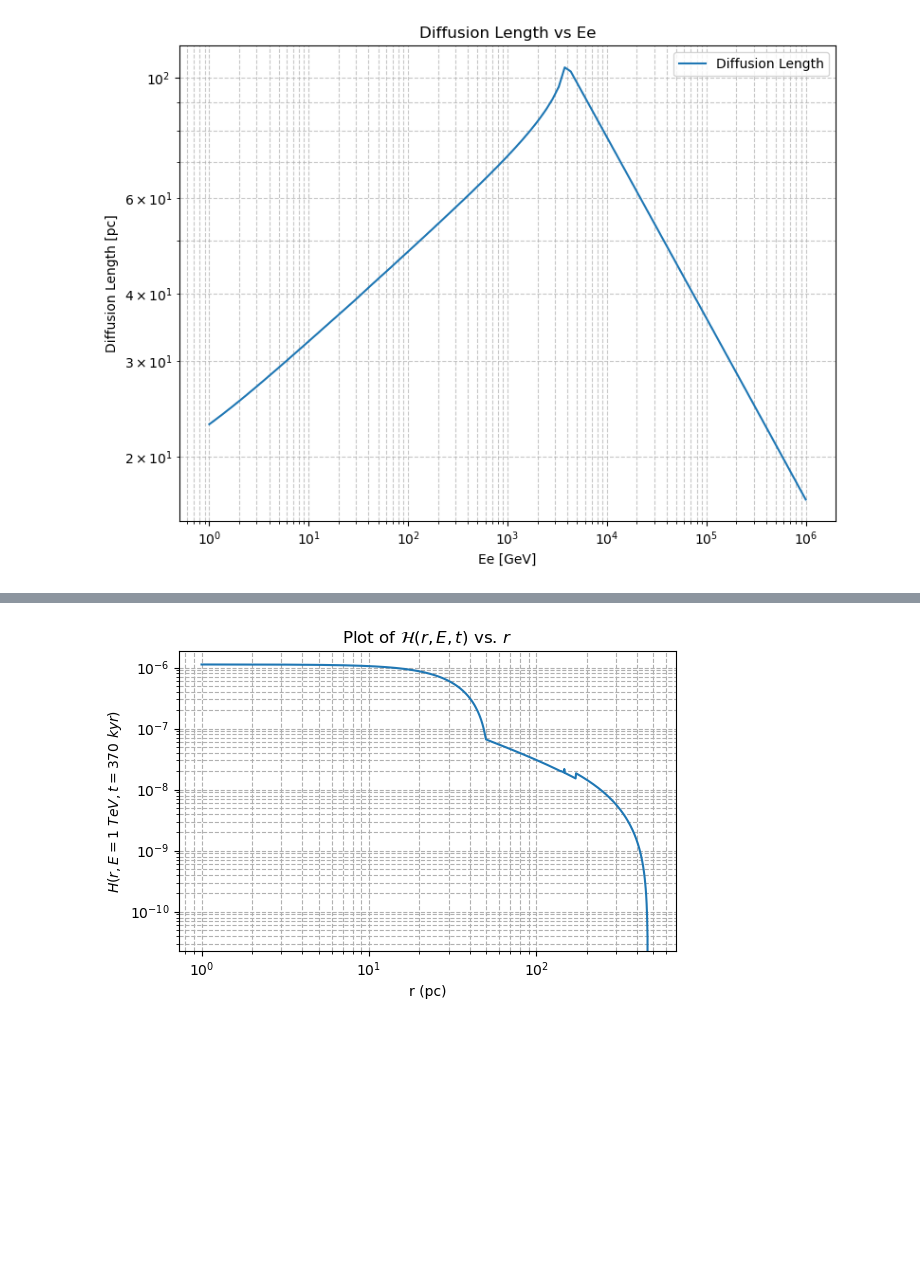
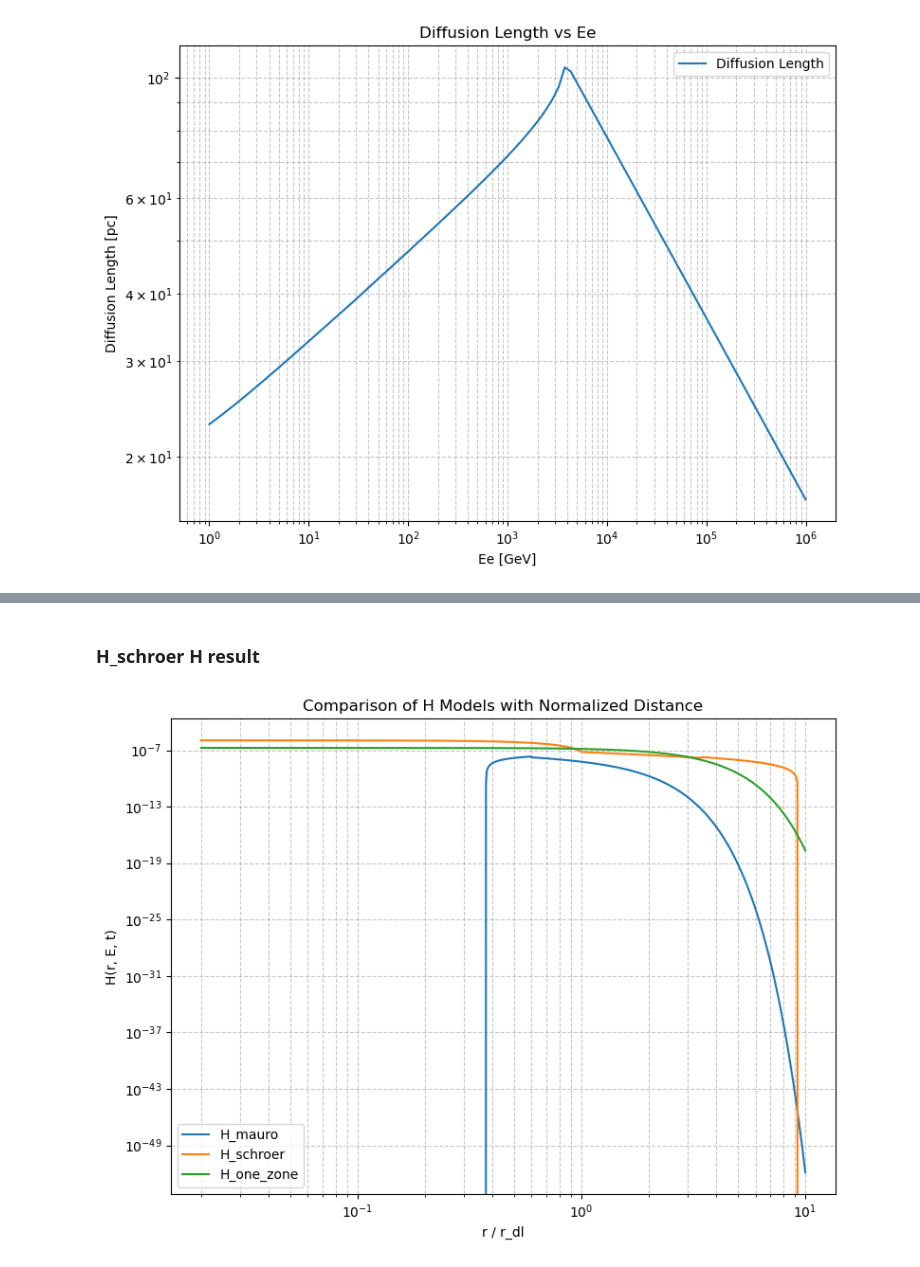
Before and after one commit to alexwuttig/halo_neutrinos, a Jupyter notebook: H_check.ipynb, the cells around one changed output, grey strips where cells are left out. Cells and saved outputs as stored; diff of their text form; code cells hidden in the pictures; blank space fills up the shorter version.

```diff
--- a/H_check.ipynb
+++ b/H_check.ipynb
@@ -275,6 +253,5 @@ plt.show()
 # %%
-
-def H(r, Ee, E0, rs = 1):
+def H_mauro(r, Ee, E0, rs = 0):
     '''
     Defined in Di Mauro et. al. paper
 
@@ -286,8 +263,10 @@ def H(r, Ee, E0, rs = 1):
     del_r = r - rs
 
     # diffusion lengths
-    l_0 = diffusion_len(Ee, E0, 0)*conv_cm_pc # setting r to 0 pc so it uses D0
-    l_ism = diffusion_len(Ee, E0, 100)*conv_cm_pc # setting r to 100 pc so it uses Dism
+    #l_0 = diffusion_len(Ee, E0, 0)*conv_cm_pc # setting r to 0 pc so it uses D0
+    #l_ism = diffusion_len(Ee, E0, 100)*conv_cm_pc # setting r to 100 pc so it uses Dism
+    l_0 = 50
+    l_ism = 50
 
     # Defining perameters in paper
     D0 = 1e26 # cm^2 / s
@@ -296,7 +275,8 @@ def H(r, Ee, E0, rs = 1):
     # rh: radius when the diffusion model 'switches zones, set as 30 pc in hooper
     rh = 30 # parsecs
 
-    xi = np.sqrt(D0/Dism)
+    # xi = np.sqrt(D0/Dism)
+    xi = np.sqrt(1/100)
 
     # epsilon definition
     ep = rh/l_0
@@ -329,22 +309,18 @@ def H(r, Ee, E0, rs = 1):
         result = term0*term01*term02*(term1 + term2)
 
     return result
+# %% [markdown]
+### H_schroer H result
 # %%
-params = Params()
-params.D0 = params.D0   # e.g., diffusion constant inside region (cm^2/s or chosen units)
-params.D1 = params.Dism # diffusion constant outside region
-
-r0 = 50.0         # parsecs
-
-
-
-def H(r, E, t):
+def H_schroer(r, E, t):
     """
     Compute H(r,E,t) by numerically integrating over psi from 0 to infinity.
     Uses piecewise form depending on r < r0 or r >= r0.
     """
+    r0 = 50 #pc
+
+    # lam = diffusion_len(E, t, 0)
     lam = 50 # pc
-    # lam = diffusion_len(E, t, 0)
 
     # xi = np.sqrt(params.D0 / params.D1)
     xi = np.sqrt(1/100)
@@ -372,23 +348,35 @@ def H(r, E, t):
     # Perform the integration from 0 to +inf (approximated by a finite upper limit or quad's inf handling)
     value, error = quad(integrand, 0, np.inf, limit = 100)
     return value
-
-# Parameters for evaluation
-E = 1e3     #
-t = 370e3    # in years (370 kyr)
-
-# Sample r from 1 to 1000 pc on a log scale
-r_values = np.logspace(0, 2.7, 1000)
-H_values = [H(r, E, t) for r in r_values]
-
-# Plot H(r) vs r
-plt.figure(figsize=(6,4))
-plt.loglog(r_values, H_values)
-plt.xlabel('r (pc)')
-plt.ylabel(r'$H(r, E=1\ TeV, t=370\ kyr)$')
-plt.title(r'Plot of $\mathcal{H}(r,E,t)$ vs. $r$')
-plt.grid(True, which="both", ls="--")
-plt.tight_layout()
-plt.show()
-# %% [output]
-[figure, removed]
+# %%
+# Define parameters for the plot
+E = 1e3  # Electron energy in GeV
+t = 370e3 * conv_yr_sec  # Time in seconds (370 kyr)
+r_values = np.logspace(0, 2.7, 1000)  # r values from 1 to ~500 pc
+
+# Compute diffusion length for normalization
+r_dl = 50  # Diffusion length in parsecs
+
+# Compute H values for each model
+H_mauro_values = [H_mauro(r, E, E, rs=1) for r in r_values]
+H_schroer_values = [H_schroer(r, E, t) for r in r_values]
+H_one_zone_values = [H_one_zone(E, t, r) for r in r_values]
+
+# Normalize r values by diffusion length
+r_normalized = r_values / r_dl
+
+# Plot H values for all models
+plt.figure(figsize=(8, 6))
+plt.loglog(r_normalized, H_mauro_values, label="H_mauro")
+plt.loglog(r_normalized, H_schroer_values, label="H_schroer")
+plt.loglog(r_normalized, H_one_zone_values, label="H_one_zone")
+
+plt.xlabel("r / r_dl")
+plt.ylabel("H(r, E, t)")
+plt.title("Comparison of H Models with Normalized Distance")
+plt.legend()
+plt.grid(True, which="both", linestyle="--", alpha=0.7)
+plt.tight_layout()
+plt.show()
+# %% [output]
+[figure, added]
```
Also changed, not shown: parts of 5 cells of this notebook.
